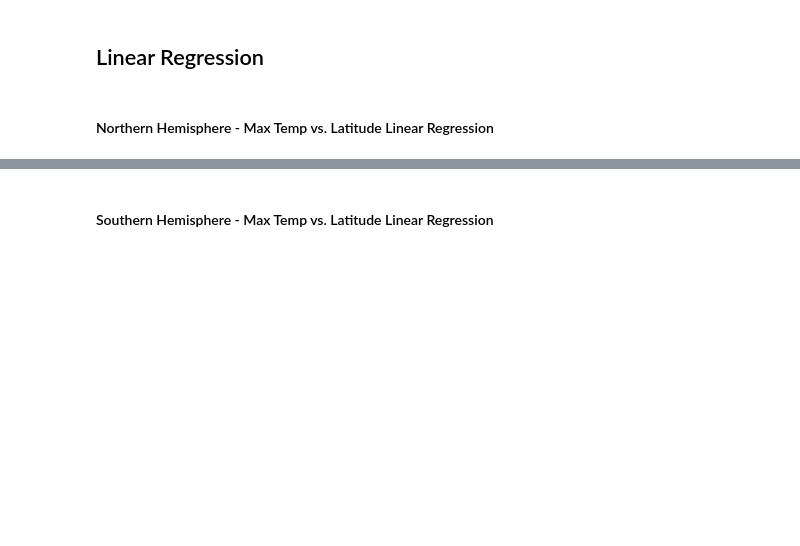
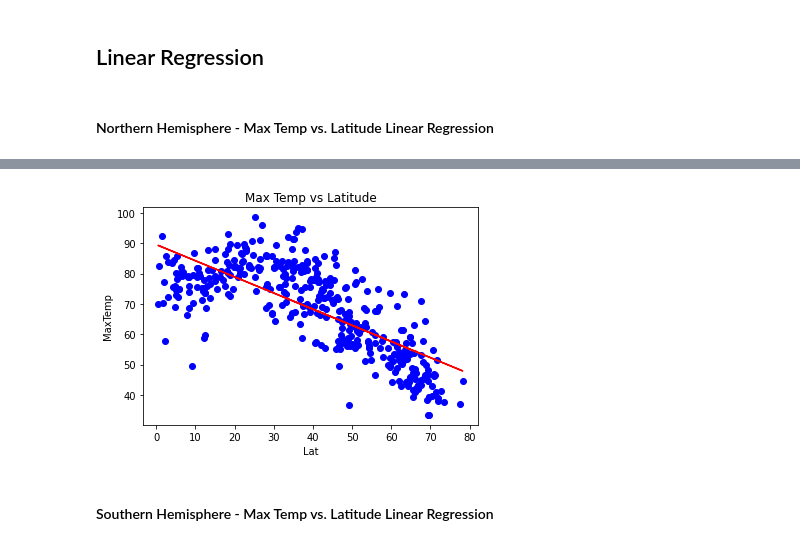
Before and after one commit to wycislo/python-api-challenge, a Jupyter notebook: WeatherPy.ipynb, the cells around one changed output, grey strips where cells are left out. Cells and saved outputs as stored; diff of their text form; code cells hidden in the pictures; blank space fills up the shorter version.

Commit message:
finished weather

```diff
--- a/WeatherPy.ipynb
+++ b/WeatherPy.ipynb
@@ -223,4 +223,8 @@ pass
 # %% [markdown]
 ## Linear Regression
+# %%
+# Create Northern and Southern Hemisphere DataFrames
+northern_df = weather_dict.loc[weather_dict["Lat"] >= 0]
+southern_df = weather_dict.loc[weather_dict["Lat"] < 0]
 # %% [markdown]
 ####  Northern Hemisphere - Max Temp vs. Latitude Linear Regression
@@ -231,2 +231,23 @@ The r-value is: 0.46937863826630627
+# %%
+
+x_values = pd.to_numeric(northern_df['Lat']).astype(float)
+y_values = pd.to_numeric(northern_df['Max Temp']).astype(float)
+# use lineregress to calculate a least-squares regression for two sets of measurements
+# https://docs.scipy.org/doc/scipy-0.16.1/reference/generated/scipy.stats.linregress.html
+(slope, intercept, rvalue,pvalue,sterr) = linregress(x_values, y_values)
+
+regression_values = x_values * slope + intercept
+
+plt.plot(x_values,y_values,'o',color='blue')
+plt.plot(x_values,regression_values,'r')
+#label='Max Temp vs Latitude',
+
+plt.xlabel('Lat')
+plt.ylabel('MaxTemp')
+plt.title('Max Temp vs Latitude')
+plt.show()
+pass
+# %% [output]
+[figure, added]
 # %% [markdown]
 ####  Southern Hemisphere - Max Temp vs. Latitude Linear Regression
```
Also changed, not shown: parts of 23 cells of this notebook, 1 other file.
